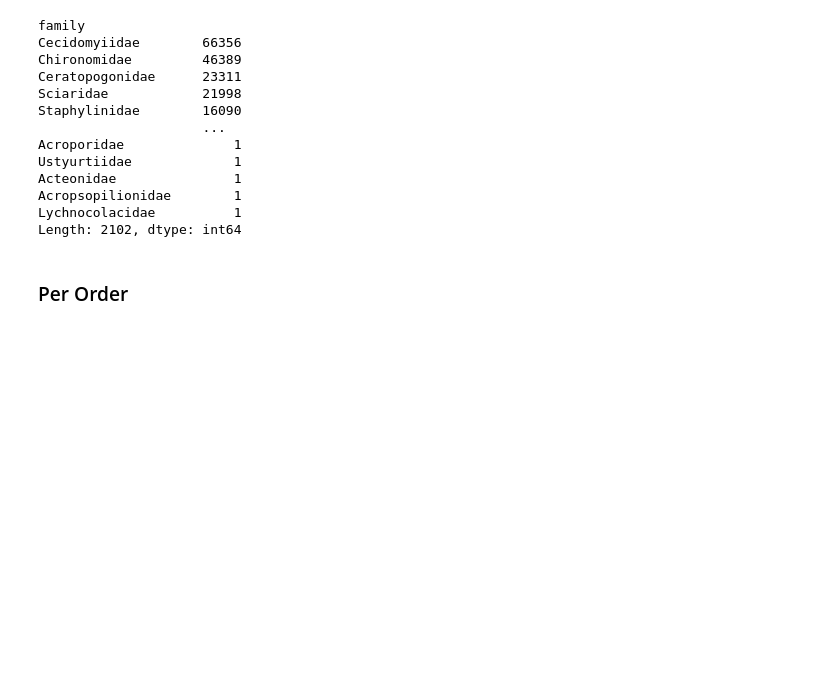
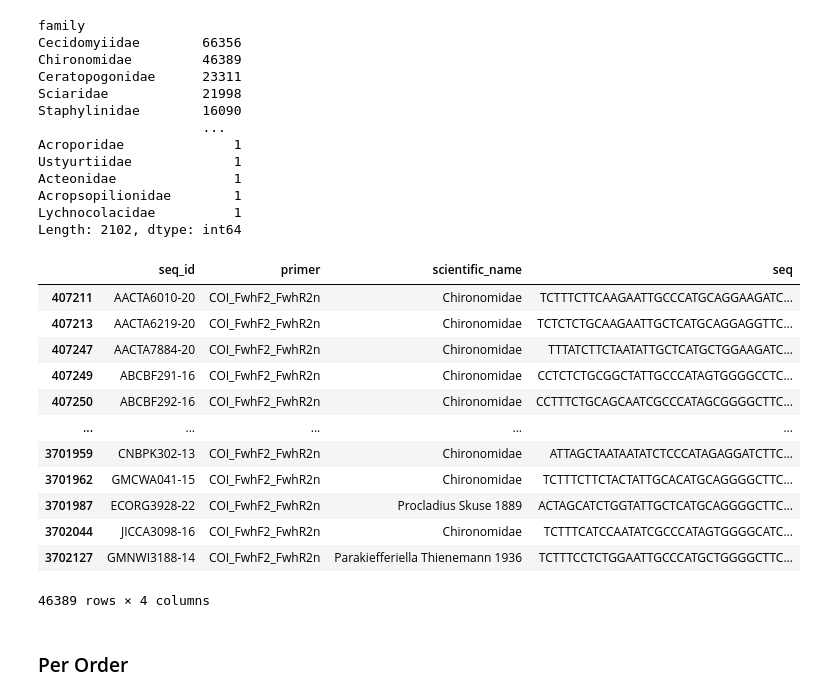
Before and after one commit to CIBIO-BU/mozaiko, a Jupyter notebook: multibarcode-pre-process.ipynb, the cells around one changed output. Drawn from its saved outputs; the diff is of its cells as text; code cells hidden in the pictures; blank space fills up the shorter version.

Commit message:
changes to tests up to reference database quality

```diff
--- a/multibarcode-pre-process.ipynb
+++ b/multibarcode-pre-process.ipynb
@@ -3,7 +3,7 @@
 # %%
 import pandas as pd
 # %%
-full_mb_df = pd.read_csv("/home/camilababo/Documents/coding-projects/DNAquaIMG-tool/mozaico/data/output_data/bmi-phyl/bmi_multibarcode_input.tsv", sep="\t", header=None)
+full_mb_df = pd.read_csv("/home/camilababo/Documents/coding-projects/DNAquaIMG-tool/mozaico/data/output_data/bmi-phyl/mulitbarcode/bmi_multibarcode_input.tsv", sep="\t", header=None)
 new_column_names = ['seq_id', 'primer', 'scientific_name', 'kingdom', 'phylum', 'class', 'order', 'family', 'genus', 'species', 'seq']
 full_mb_df.columns = new_column_names[:len(full_mb_df.columns)]
 full_mb_df
@@ -105,9 +105,23 @@ Length: 2102, dtype: int64
 # %%
 primer_subset = full_mb_df[full_mb_df['primer'] == 'COI_FwhF2_FwhR2n']
 test_subset = primer_subset[full_mb_df['family'] == 'Chironomidae']
 test_subset = test_subset[['seq_id', 'primer', 'scientific_name', 'seq']]
 test_subset
-test_subset.to_csv("/home/camilababo/Documents/coding-projects/DNAquaIMG-tool/mozaico/data/output_data/bmi-phyl/mulitbarcode/Chironomidae_fwh.tsv", sep='\t', index=False)
+# test_subset.to_csv("/home/camilababo/Documents/coding-projects/DNAquaIMG-tool/mozaico/data/output_data/bmi-phyl/mulitbarcode/Chironomidae_fwh.tsv", sep='\t', index=False)
+# %% [output]
+|  | seq_id | primer | scientific_name | seq |
+| 407211 | AACTA6010-20 | COI_FwhF2_FwhR2n | Chironomidae | TCTTTCTTCAAGAATTGCCCATGCAGGAAGATC... |
+| 407213 | AACTA6219-20 | COI_FwhF2_FwhR2n | Chironomidae | TCTCTCTGCAAGAATTGCTCATGCAGGAGGTTC... |
+| 407247 | AACTA7884-20 | COI_FwhF2_FwhR2n | Chironomidae | TTTATCTTCTAATATTGCTCATGCTGGAAGATC... |
+| 407249 | ABCBF291-16 | COI_FwhF2_FwhR2n | Chironomidae | CCTCTCTGCGGCTATTGCCCATAGTGGGGCCTC... |
+| 407250 | ABCBF292-16 | COI_FwhF2_FwhR2n | Chironomidae | CCTTTCTGCAGCAATCGCCCATAGCGGGGCTTC... |
+| ... | ... | ... | ... | ... |
+| 3701959 | CNBPK302-13 | COI_FwhF2_FwhR2n | Chironomidae | ATTAGCTAATAATATCTCCCATAGAGGATCTTC... |
+| 3701962 | GMCWA041-15 | COI_FwhF2_FwhR2n | Chironomidae | TCTTTCTTCTACTATTGCACATGCAGGGGCTTC... |
+| 3701987 | ECORG3928-22 | COI_FwhF2_FwhR2n | Procladius Skuse 1889 | ACTAGCATCTGGTATTGCTCATGCAGGGGCTTC... |
+| 3702044 | JICCA3098-16 | COI_FwhF2_FwhR2n | Chironomidae | TCTTTCATCCAATATCGCCCATAGTGGGGCATC... |
+| 3702127 | GMNWI3188-14 | COI_FwhF2_FwhR2n | Parakiefferiella Thienemann 1936 | TCTTTCCTCTGGAATTGCCCATGCTGGGGCTTC... |
+46389 rows × 4 columns
 # %% [markdown]
 ### Per Order
 # %%
```
Also changed, not shown: 6 other files.
